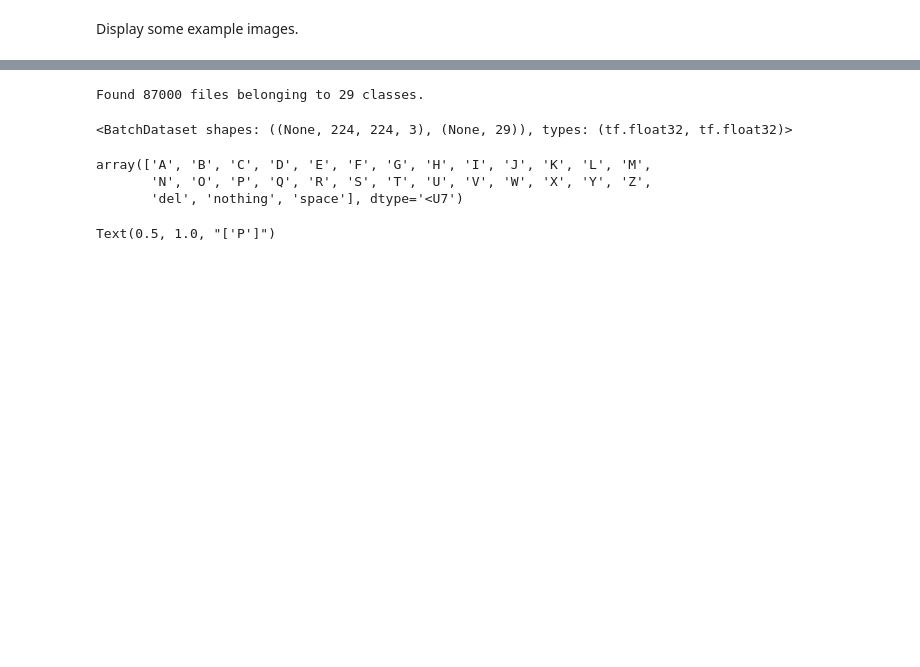
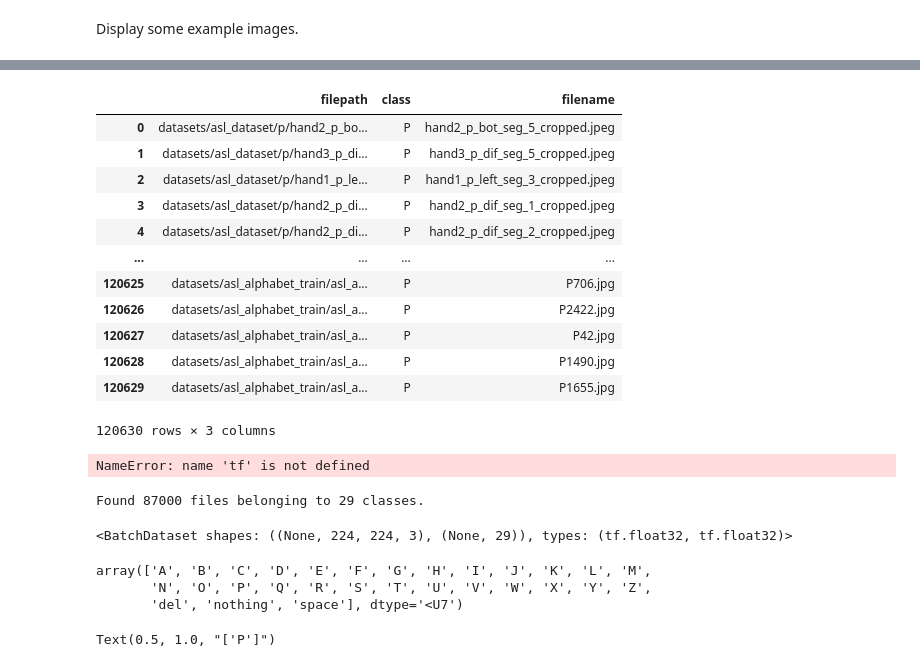
Before and after one commit to dunnkers/optimizers-sign-language, a Jupyter notebook: data-exploration.ipynb, the cells around one changed output, grey strips where cells are left out. Drawn from its saved outputs; the diff is of its cells as text; code cells hidden in the pictures; blank space fills up the shorter version.

```diff
--- a/data-exploration.ipynb
+++ b/data-exploration.ipynb
@@ -102,3 +160,24 @@ model.predict
+# %%
+data = pd.read_csv(f'{data_dir}/data.csv')
+data
+# %% [output]
+|  | filepath | class | filename |
+| 0 | datasets/asl_dataset/p/hand2_p_bo... | P | hand2_p_bot_seg_5_cropped.jpeg |
+| 1 | datasets/asl_dataset/p/hand3_p_di... | P | hand3_p_dif_seg_5_cropped.jpeg |
+| 2 | datasets/asl_dataset/p/hand1_p_le... | P | hand1_p_left_seg_3_cropped.jpeg |
+| 3 | datasets/asl_dataset/p/hand2_p_di... | P | hand2_p_dif_seg_1_cropped.jpeg |
+| 4 | datasets/asl_dataset/p/hand2_p_di... | P | hand2_p_dif_seg_2_cropped.jpeg |
+| ... | ... | ... | ... |
+| 120625 | datasets/asl_alphabet_train/asl_a... | P | P706.jpg |
+| 120626 | datasets/asl_alphabet_train/asl_a... | P | P2422.jpg |
+| 120627 | datasets/asl_alphabet_train/asl_a... | P | P42.jpg |
+| 120628 | datasets/asl_alphabet_train/asl_a... | P | P1490.jpg |
+| 120629 | datasets/asl_alphabet_train/asl_a... | P | P1655.jpg |
+120630 rows × 3 columns
+# %%
+tf.keras.preprocessing
+# %% [output]
+NameError: name 'tf' is not defined
 # %%
 train_ds = tf.keras.preprocessing.image_dataset_from_directory(
     'asl_alphabet_train/asl_alphabet_train',
```
Also changed, not shown: parts of 21 cells of this notebook, 4 other files.
